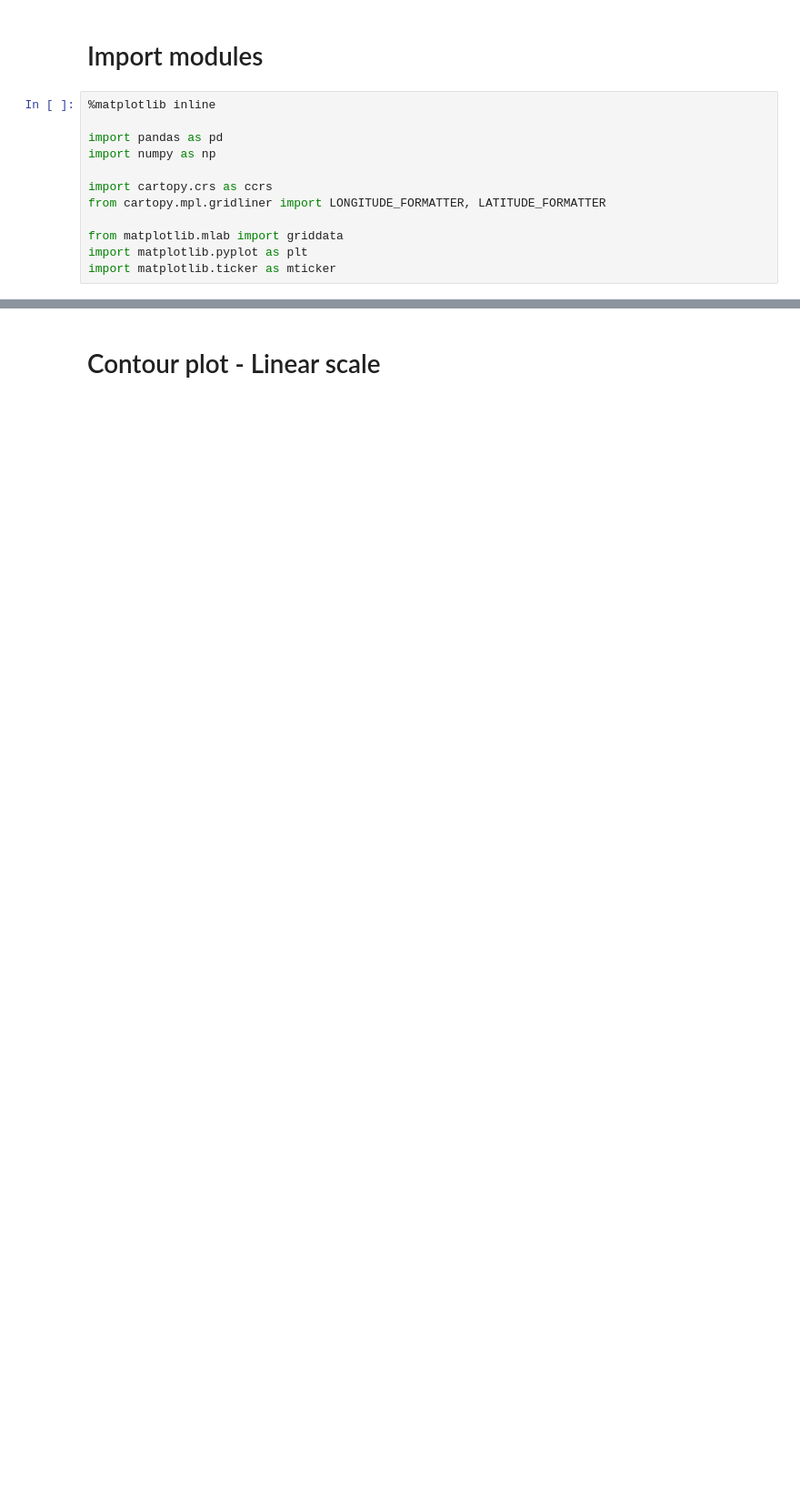
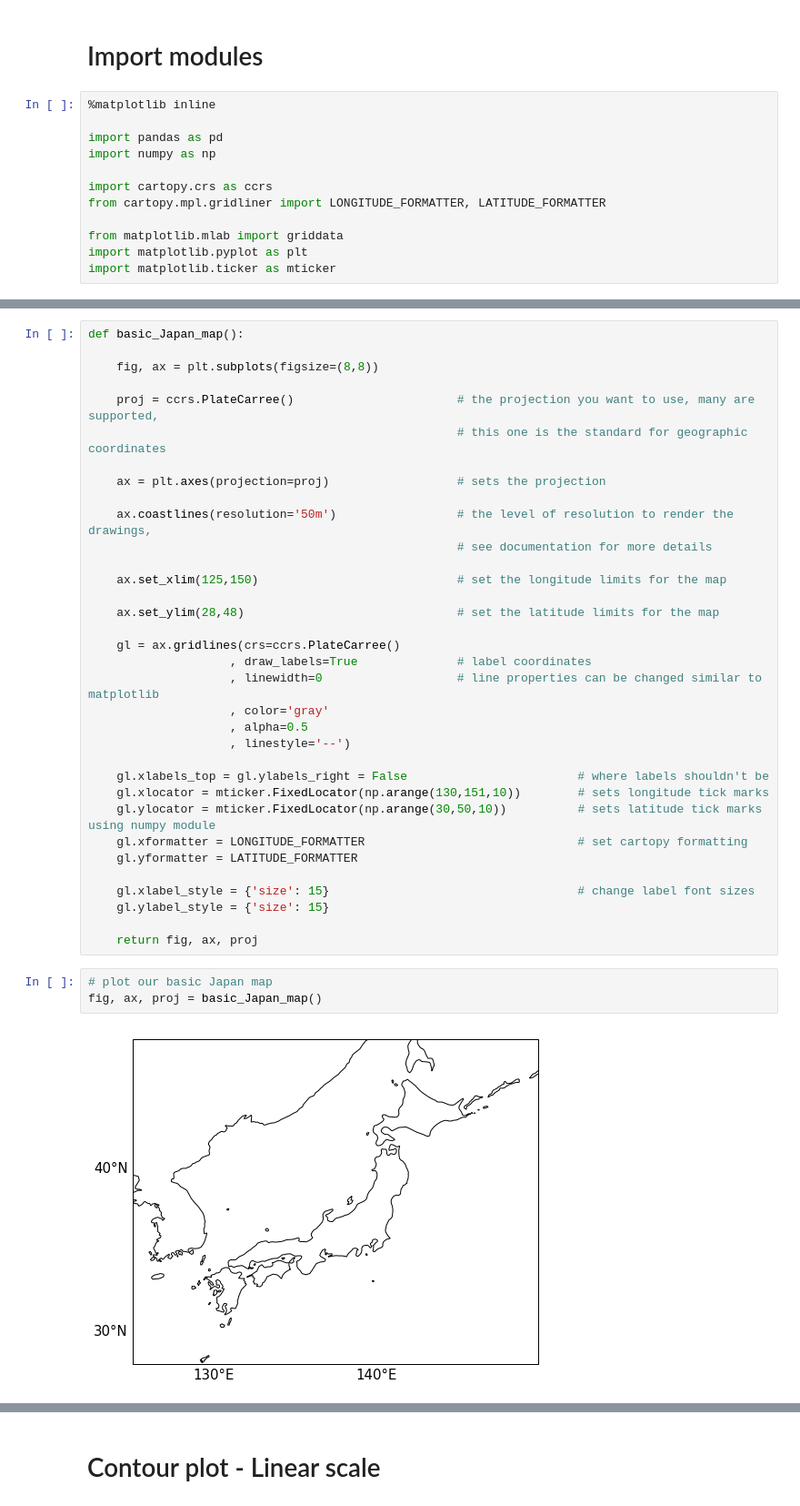
Before and after one commit to mnky9800n/Python-course-materials-for-seismology-students, a Jupyter notebook: example_notebooks/cartopy/Maps for unshaped data using cartopy.ipynb, the cells around one changed output, grey strips where cells are left out. Shown: that part at 91% size. Cells and saved outputs as stored; diff of their text form; blank space fills up the shorter version.

```diff
--- a/example_notebooks/cartopy/Maps for unshaped data using cartopy.ipynb
+++ b/example_notebooks/cartopy/Maps for unshaped data using cartopy.ipynb
@@ -14,0 +19,39 @@ import matplotlib.ticker as mticker
+# %%
+def basic_Japan_map():
+
+    fig, ax = plt.subplots(figsize=(8,8))
+
+    proj = ccrs.PlateCarree()                       # the projection you want to use, many are supported,
+                                                    # this one is the standard for geographic coordinates
+
+    ax = plt.axes(projection=proj)                  # sets the projection
+
+    ax.coastlines(resolution='50m')                 # the level of resolution to render the drawings,
+                                                    # see documentation for more details
+
+    ax.set_xlim(125,150)                            # set the longitude limits for the map
+
+    ax.set_ylim(28,48)                              # set the latitude limits for the map
+
+    gl = ax.gridlines(crs=ccrs.PlateCarree()
+                    , draw_labels=True              # label coordinates
+                    , linewidth=0                   # line properties can be changed similar to matplotlib
+                    , color='gray'
+                    , alpha=0.5
+                    , linestyle='--')
+
+    gl.xlabels_top = gl.ylabels_right = False                        # where labels shouldn't be
+    gl.xlocator = mticker.FixedLocator(np.arange(130,151,10))        # sets longitude tick marks
+    gl.ylocator = mticker.FixedLocator(np.arange(30,50,10))          # sets latitude tick marks using numpy module
+    gl.xformatter = LONGITUDE_FORMATTER                              # set cartopy formatting
+    gl.yformatter = LATITUDE_FORMATTER
+
+    gl.xlabel_style = {'size': 15}                                   # change label font sizes
+    gl.ylabel_style = {'size': 15}
+
+    return fig, ax, proj
+# %%
+# plot our basic Japan map
+fig, ax, proj = basic_Japan_map()
+# %% [output]
+[figure, added]
```
Also changed, not shown: parts of 25 cells of this notebook, 1 other file.
